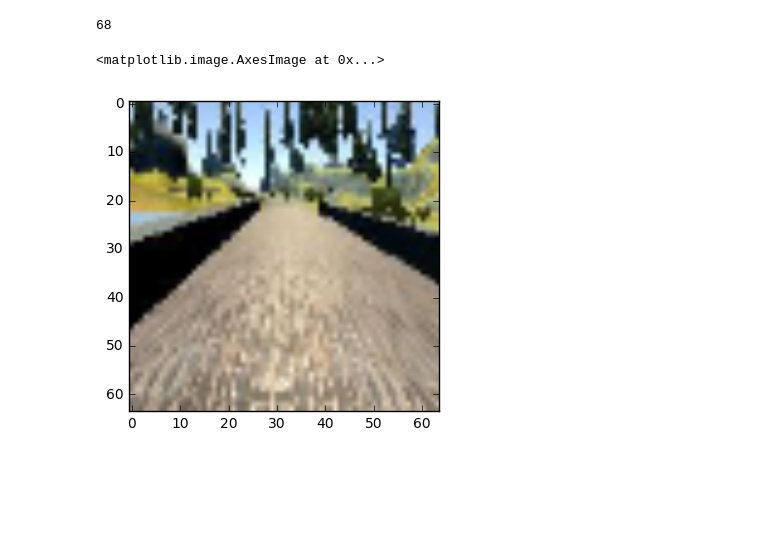
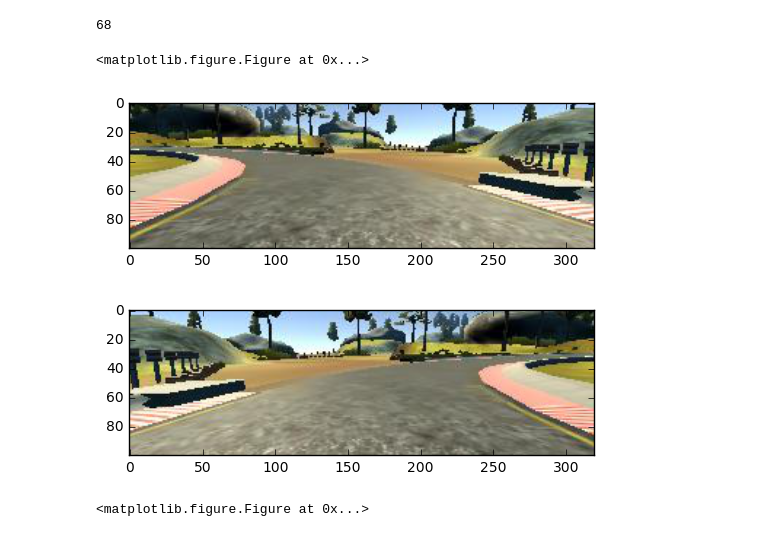
Before and after one commit to SamSamskies/CarND-Behavioral-Cloning, a Jupyter notebook: notebooks/data-exploration-2.ipynb, the cells around one changed output. Saved outputs shown, nothing was run; the diff lists cells and outputs as text; code cells hidden in the pictures; blank space fills up the shorter version.

```diff
--- a/notebooks/data-exploration-2.ipynb
+++ b/notebooks/data-exploration-2.ipynb
@@ -69,7 +69,7 @@ def augment_dataframe(df):
 
 
 def crop_image(image):
-    return cv2.resize(image[32:132], (64, 64))
+    return image[32:132]
 
 
 def load_image(image_path, is_flipped):
@@ -115,16 +100,18 @@ len(df[(df.steering < -.8) | (df.steering > .8)])
 # %%
 row = df.iloc[0]
 image_path = DATA_PATH + row.image.strip()
 test = load_image(image_path, row.is_flipped)
 plt.imshow(test)
-# plt.figure()
-# test = load_image(image_path, True)
-# plt.imshow(test)
-# plt.figure()
+plt.figure()
+test = load_image(image_path, True)
+plt.imshow(test)
+plt.figure()
 # test = test.reshape((1,) + test.shape)
 # test = ImageDataGenerator(rescale=1./255, rotation_range=5).flow(test, batch_size=1).next()
 # test = test.reshape(test.shape[1:])
 # plt.imshow(test)
 # %% [output]
-<matplotlib.image.AxesImage at 0x...>
+<matplotlib.figure.Figure at 0x...>
-[figure, old version]
+[figure, new version]
+[figure, added]
+<matplotlib.figure.Figure at 0x...>
```
Also changed, not shown: parts of 1 cell of this notebook, 2 other files.
